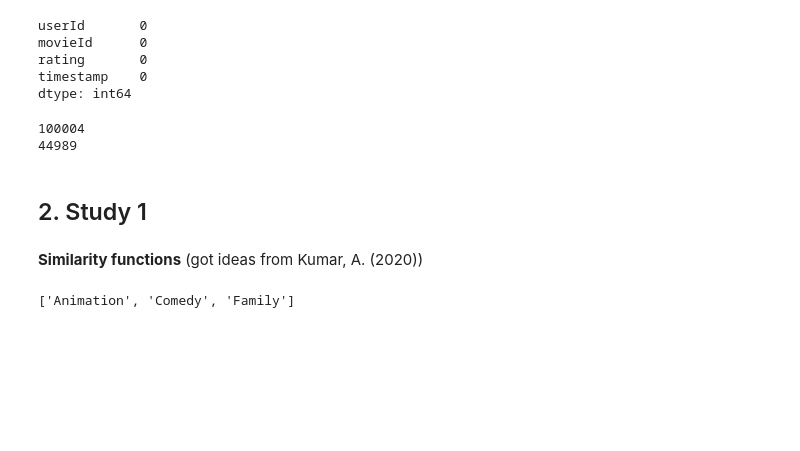
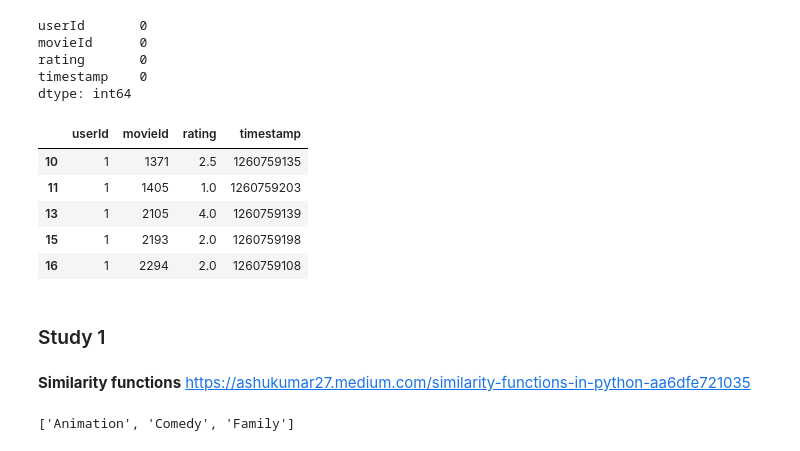
Before and after one commit to maddierioux/CSI4142_A4, a Jupyter notebook: Studies.ipynb, the cells around one changed output. Cells and saved outputs as stored; diff of their text form; code cells hidden in the pictures; blank space fills up the shorter version.

Commit message:
Finished Study4

```diff
--- a/Studies.ipynb
+++ b/Studies.ipynb
@@ -128,6 +126,6 @@ from scipy.spatial.distance import cdist
 # %% [markdown]
 We will add this back in once finished (when submitting)
 # %%
-# metadata_df_og = pd.read_csv('datasets/movies_metadata.csv')
-# ratings_df_og = pd.read_csv('datasets/ratings_small.csv')
+metadata_df_og = pd.read_csv('datasets/movies_metadata.csv')
+ratings_df_og = pd.read_csv('datasets/ratings_small.csv')
 # %% [markdown]
@@ -447,15 +420,17 @@ dtype: int64
 # %%
 # Entries from the dataset are removed if the movie doesnt exist in the other table
 
-print(len(ratings_df_og))
-
 ratings_df = ratings_df_og[ratings_df_og['movieId'].isin(metadata_df['id'])]
 
-print(len(ratings_df))
+ratings_df.head()
 # %% [output]
-100004
-44989
+|  | userId | movieId | rating | timestamp |
+| 10 | 1 | 1371 | 2.5 | 1260759135 |
+| 11 | 1 | 1405 | 1.0 | 1260759203 |
+| 13 | 1 | 2105 | 4.0 | 1260759139 |
+| 15 | 1 | 2193 | 2.0 | 1260759198 |
+| 16 | 1 | 2294 | 2.0 | 1260759108 |
 # %% [markdown]
-## 2. Study 1
+### Study 1
 # %% [markdown]
-**Similarity functions** (got ideas from Kumar, A. (2020))
+**Similarity functions** https://ashukumar27.medium.com/similarity-functions-in-python-aa6dfe721035
```
Also changed, not shown: parts of 92 cells of this notebook.
